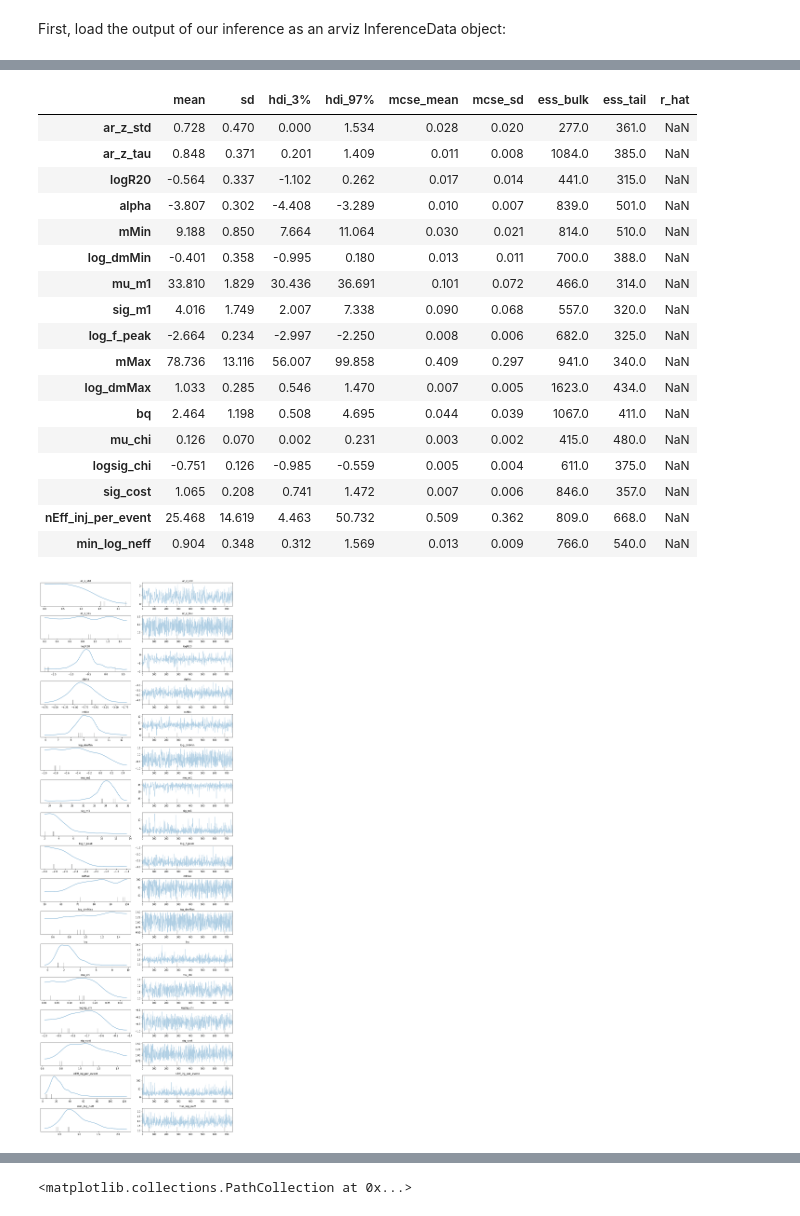
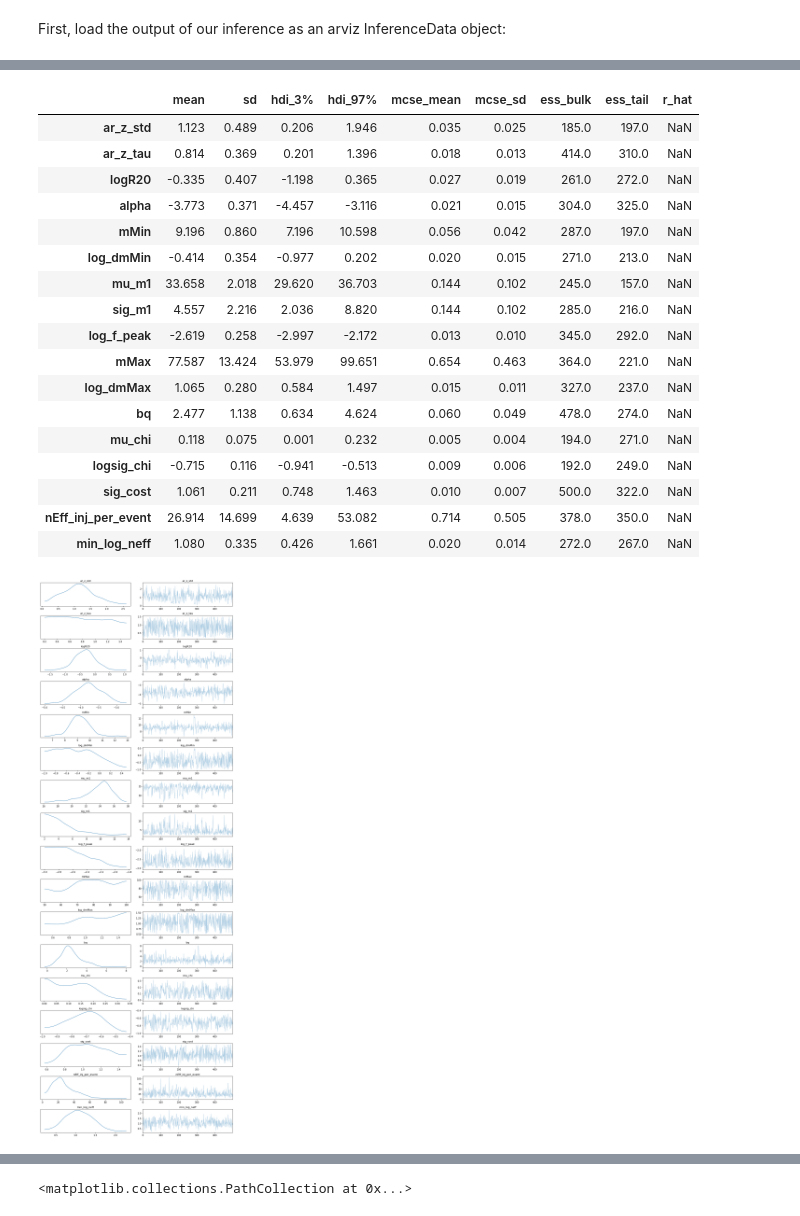
Before and after one commit to tcallister/autoregressive-bbh-inference, a Jupyter notebook: data/inspect_ar_z.ipynb, the cells around one changed output, grey strips where cells are left out. Saved outputs shown, nothing was run; the diff lists cells and outputs as text; code cells hidden in the pictures.

```diff
--- a/data/inspect_ar_z.ipynb
+++ b/data/inspect_ar_z.ipynb
@@ -9,7 +9,7 @@ az.rcParams["plot.max_subplots"] = 80
 # %% [markdown]
 First, load the output of our inference as an arviz InferenceData object:
 # %%
-data = az.from_netcdf("ar_z_sfr.cdf")
+data = az.from_netcdf("ar_z_tmp.cdf")
 #data = az.from_netcdf("/mnt/ceph/users/tcallister/autoregressive-bbh-inference-data/ar_z_tauMax_2_relaxed.cdf")
 az.summary(data,["ar_z_std",
                  "ar_z_tau",
@@ -33,21 +33,21 @@ arviz - WARNING - Shape validation failed: input_shape: (1, 750), minimum_shape:
 |  | mean | sd | hdi_3% | hdi_97% | mcse_mean | mcse_sd | ess_bulk | ess_tail | r_hat |
-| ar_z_std | 0.728 | 0.470 | 0.000 | 1.534 | 0.028 | 0.020 | 277.0 | 361.0 | NaN |
-| ar_z_tau | 0.848 | 0.371 | 0.201 | 1.409 | 0.011 | 0.008 | 1084.0 | 385.0 | NaN |
-| logR20 | -0.564 | 0.337 | -1.102 | 0.262 | 0.017 | 0.014 | 441.0 | 315.0 | NaN |
-| alpha | -3.807 | 0.302 | -4.408 | -3.289 | 0.010 | 0.007 | 839.0 | 501.0 | NaN |
-| mMin | 9.188 | 0.850 | 7.664 | 11.064 | 0.030 | 0.021 | 814.0 | 510.0 | NaN |
-| log_dmMin | -0.401 | 0.358 | -0.995 | 0.180 | 0.013 | 0.011 | 700.0 | 388.0 | NaN |
-| mu_m1 | 33.810 | 1.829 | 30.436 | 36.691 | 0.101 | 0.072 | 466.0 | 314.0 | NaN |
-| sig_m1 | 4.016 | 1.749 | 2.007 | 7.338 | 0.090 | 0.068 | 557.0 | 320.0 | NaN |
-| log_f_peak | -2.664 | 0.234 | -2.997 | -2.250 | 0.008 | 0.006 | 682.0 | 325.0 | NaN |
-| mMax | 78.736 | 13.116 | 56.007 | 99.858 | 0.409 | 0.297 | 941.0 | 340.0 | NaN |
-| log_dmMax | 1.033 | 0.285 | 0.546 | 1.470 | 0.007 | 0.005 | 1623.0 | 434.0 | NaN |
-| bq | 2.464 | 1.198 | 0.508 | 4.695 | 0.044 | 0.039 | 1067.0 | 411.0 | NaN |
-| mu_chi | 0.126 | 0.070 | 0.002 | 0.231 | 0.003 | 0.002 | 415.0 | 480.0 | NaN |
-| logsig_chi | -0.751 | 0.126 | -0.985 | -0.559 | 0.005 | 0.004 | 611.0 | 375.0 | NaN |
-| sig_cost | 1.065 | 0.208 | 0.741 | 1.472 | 0.007 | 0.006 | 846.0 | 357.0 | NaN |
-| nEff_inj_per_event | 25.468 | 14.619 | 4.463 | 50.732 | 0.509 | 0.362 | 809.0 | 668.0 | NaN |
-| min_log_neff | 0.904 | 0.348 | 0.312 | 1.569 | 0.013 | 0.009 | 766.0 | 540.0 | NaN |
+| ar_z_std | 1.123 | 0.489 | 0.206 | 1.946 | 0.035 | 0.025 | 185.0 | 197.0 | NaN |
+| ar_z_tau | 0.814 | 0.369 | 0.201 | 1.396 | 0.018 | 0.013 | 414.0 | 310.0 | NaN |
+| logR20 | -0.335 | 0.407 | -1.198 | 0.365 | 0.027 | 0.019 | 261.0 | 272.0 | NaN |
+| alpha | -3.773 | 0.371 | -4.457 | -3.116 | 0.021 | 0.015 | 304.0 | 325.0 | NaN |
+| mMin | 9.196 | 0.860 | 7.196 | 10.598 | 0.056 | 0.042 | 287.0 | 197.0 | NaN |
+| log_dmMin | -0.414 | 0.354 | -0.977 | 0.202 | 0.020 | 0.015 | 271.0 | 213.0 | NaN |
+| mu_m1 | 33.658 | 2.018 | 29.620 | 36.703 | 0.144 | 0.102 | 245.0 | 157.0 | NaN |
+| sig_m1 | 4.557 | 2.216 | 2.036 | 8.820 | 0.144 | 0.102 | 285.0 | 216.0 | NaN |
+| log_f_peak | -2.619 | 0.258 | -2.997 | -2.172 | 0.013 | 0.010 | 345.0 | 292.0 | NaN |
+| mMax | 77.587 | 13.424 | 53.979 | 99.651 | 0.654 | 0.463 | 364.0 | 221.0 | NaN |
+| log_dmMax | 1.065 | 0.280 | 0.584 | 1.497 | 0.015 | 0.011 | 327.0 | 237.0 | NaN |
+| bq | 2.477 | 1.138 | 0.634 | 4.624 | 0.060 | 0.049 | 478.0 | 274.0 | NaN |
+| mu_chi | 0.118 | 0.075 | 0.001 | 0.232 | 0.005 | 0.004 | 194.0 | 271.0 | NaN |
+| logsig_chi | -0.715 | 0.116 | -0.941 | -0.513 | 0.009 | 0.006 | 192.0 | 249.0 | NaN |
+| sig_cost | 1.061 | 0.211 | 0.748 | 1.463 | 0.010 | 0.007 | 500.0 | 322.0 | NaN |
+| nEff_inj_per_event | 26.914 | 14.699 | 4.639 | 53.082 | 0.714 | 0.505 | 378.0 | 350.0 | NaN |
+| min_log_neff | 1.080 | 0.335 | 0.426 | 1.661 | 0.020 | 0.014 | 272.0 | 267.0 | NaN |
 # %%
 az.plot_trace(data,
               ["ar_z_std",
@@ -70,5 +70,5 @@ az.plot_trace(data,
 plt.tight_layout()
 plt.show()
 # %% [output]
-[figure, old version]
+[figure, new version]
 # %%
```
Also changed, not shown: parts of 5 cells of this notebook, 2 other files.
